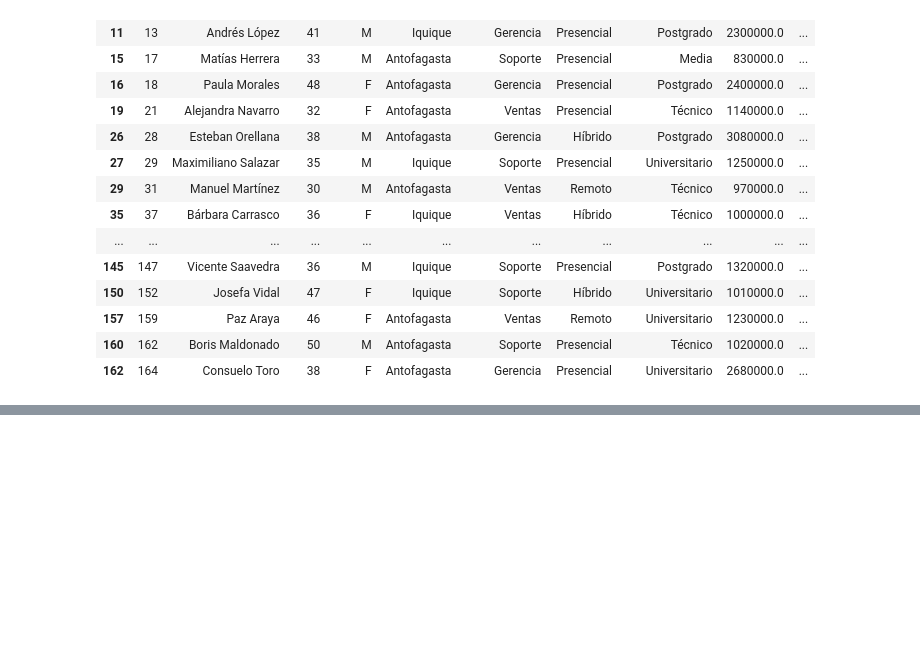
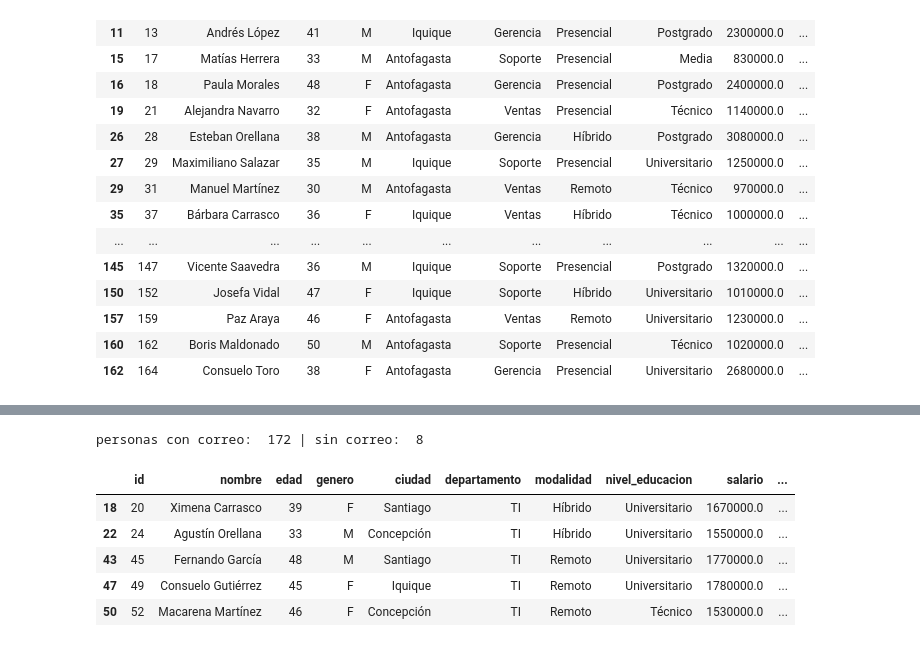
Before and after one commit to MiguelAngelRamos/ejercicio-2-analisis-datos, a Jupyter notebook: ejercicio-2.ipynb, the cells around one changed output, grey strips where cells are left out. Saved outputs shown, nothing was run; the diff lists cells and outputs as text; code cells hidden in the pictures; blank space fills up the shorter version.

Commit message:
querys

```diff
--- a/ejercicio-2.ipynb
+++ b/ejercicio-2.ipynb
@@ -459,0 +536,19 @@ df[df["ciudad"].isin(ciudades_norte)]
+# %%
+con_correo = df[~(df["correo"] == "sin_correo")]
+print("personas con correo: ", len(con_correo), "| sin correo: ", len(df) - len(con_correo))
+# %% [output]
+personas con correo:  172 | sin correo:  8
+# %%
+# Query es un método que permite hacer consultas a un DataFrame utilizando una sintaxis similar a SQL, lo que puede hacer que las consultas sean más legibles y fáciles de escribir.
+
+#df.query()
+df[(df["departamento"] == "TI") & (df["salario"] > 1_500_000)].head()
+df.query('departamento == "TI" and salario > 1_500_000').head()
+# Query los operadores logicos se escriben con palabras (and, or, not) en lugar de símbolos (&, |, ~) y las condiciones se escriben como una cadena de texto dentro del método query().
+# %% [output]
+|  | id | nombre | edad | genero | ciudad | departamento | modalidad | nivel_educacion | salario | ... |
+| 18 | 20 | Ximena Carrasco | 39 | F | Santiago | TI | Híbrido | Universitario | 1670000.0 | ... |
+| 22 | 24 | Agustín Orellana | 33 | M | Concepción | TI | Híbrido | Universitario | 1550000.0 | ... |
+| 43 | 45 | Fernando García | 48 | M | Santiago | TI | Remoto | Universitario | 1770000.0 | ... |
+| 47 | 49 | Consuelo Gutiérrez | 45 | F | Iquique | TI | Remoto | Universitario | 1780000.0 | ... |
+| 50 | 52 | Macarena Martínez | 46 | F | Concepción | TI | Remoto | Técnico | 1530000.0 | ... |
```
Also changed, not shown: parts of 6 cells of this notebook.
